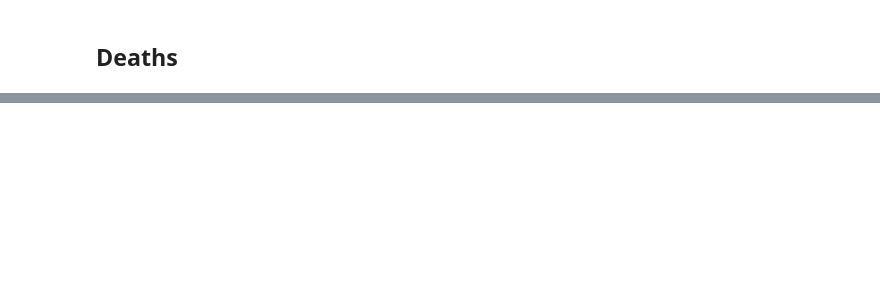
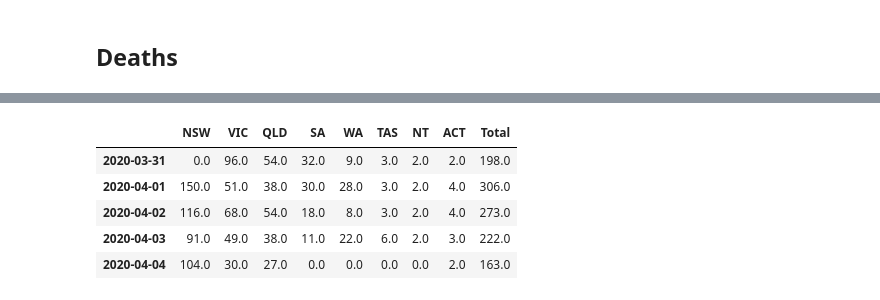
Before and after one commit to noelAngelo/covid-19, a Jupyter notebook: COVID-19 (AUS).ipynb, the cells around one changed output, grey strips where cells are left out. Saved outputs shown, nothing was run; the diff lists cells and outputs as text; code cells hidden in the pictures; blank space fills up the shorter version.

```diff
--- a/COVID-19 (AUS).ipynb
+++ b/COVID-19 (AUS).ipynb
@@ -105,0 +132,15 @@ deaths.tail()
+# %%
+def count_daily(_list):
+    total_list = [0]
+    for x, y in zip(_list, _list[1:]):
+        total = y-x
+        total_list.append(total)
+    return total_list
+# %%
+daily_cases = cases.copy(deep=True)
+daily_cases.drop(columns=['Total'],inplace=True)
+# %%
+for state in casesCols:
+    daily_cases[state] = count_daily(daily_cases[state].values)
+# %%
+daily_cases['Total'] = [sum(daily_cases.iloc[x]) for x in range(len(daily_cases))]
@@ -105,0 +160,9 @@ deaths.tail()
+# %%
+daily_cases.tail()
+# %% [output]
+|  | NSW | VIC | QLD | SA | WA | TAS | NT | ACT | Total |
+| 2020-03-31 | 0.0 | 96.0 | 54.0 | 32.0 | 9.0 | 3.0 | 2.0 | 2.0 | 198.0 |
+| 2020-04-01 | 150.0 | 51.0 | 38.0 | 30.0 | 28.0 | 3.0 | 2.0 | 4.0 | 306.0 |
+| 2020-04-02 | 116.0 | 68.0 | 54.0 | 18.0 | 8.0 | 3.0 | 2.0 | 4.0 | 273.0 |
+| 2020-04-03 | 91.0 | 49.0 | 38.0 | 11.0 | 22.0 | 6.0 | 2.0 | 3.0 | 222.0 |
+| 2020-04-04 | 104.0 | 30.0 | 27.0 | 0.0 | 0.0 | 0.0 | 0.0 | 2.0 | 163.0 |
```
Also changed, not shown: parts of 32 cells of this notebook, 4 other files.
